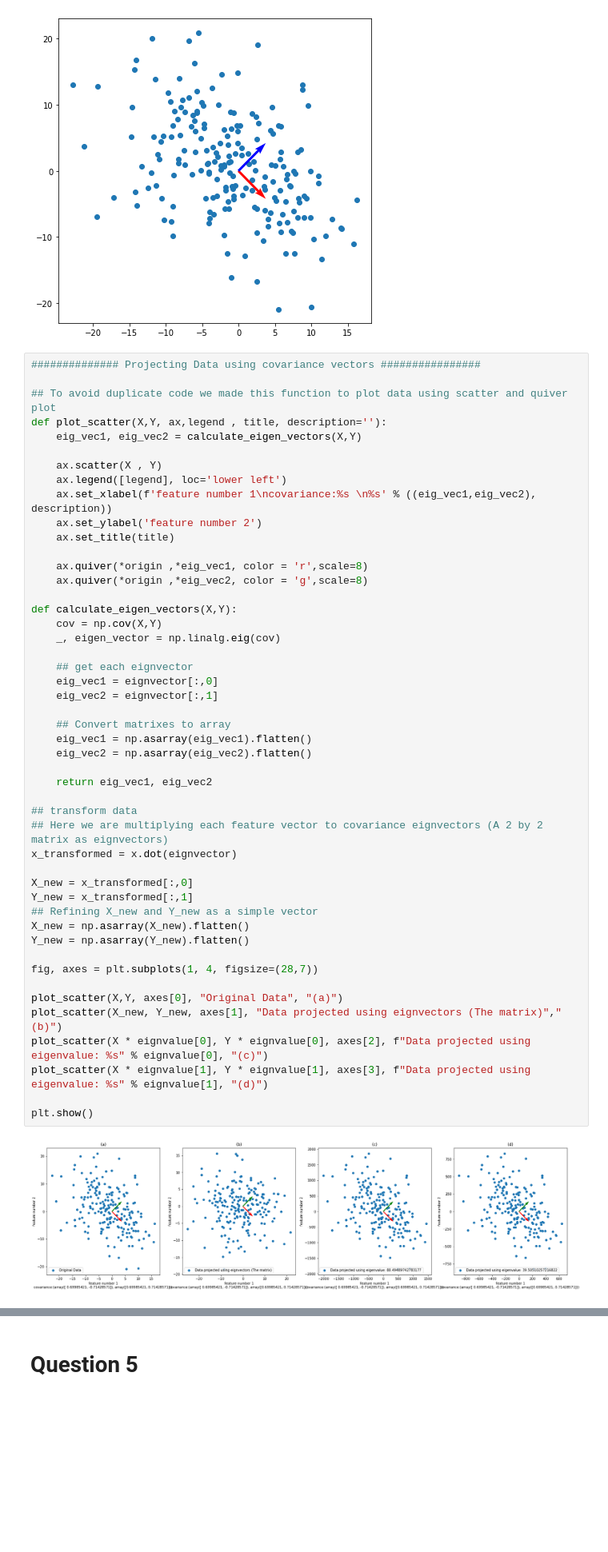
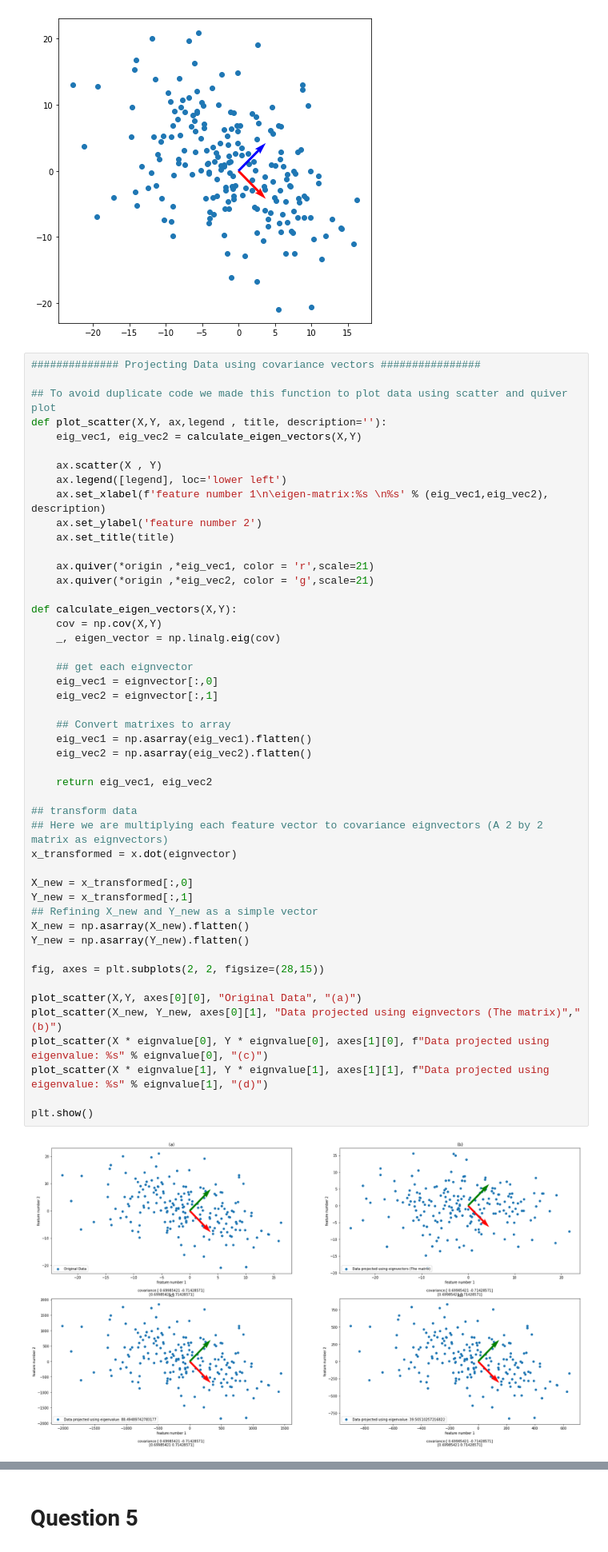
Before and after one commit to amindadgar/Pattern-Recognition, a Jupyter notebook: HW1.ipynb, the cells around one changed output, grey strips where cells are left out. Shown at 80% size. Cells and saved outputs as stored; diff of their text form; blank space fills up the shorter version.

Commit message:
minor plotting and description change in Question4

```diff
--- a/HW1.ipynb
+++ b/HW1.ipynb
@@ -226,47 +226,47 @@ def plot_scatter(X,Y, ax,legend , title, description=''):
 
     ax.scatter(X , Y)
     ax.legend([legend], loc='lower left')
-    ax.set_xlabel(f'feature number 1\ncovariance:%s \n%s' % ((eig_vec1,eig_vec2), description))
+    ax.set_xlabel(f'feature number 1\n\eigen-matrix:%s \n%s' % (eig_vec1,eig_vec2), description)
     ax.set_ylabel('feature number 2')
     ax.set_title(title)
 
-    ax.quiver(*origin ,*eig_vec1, color = 'r',scale=8)
-    ax.quiver(*origin ,*eig_vec2, color = 'g',scale=8)
+    ax.quiver(*origin ,*eig_vec1, color = 'r',scale=21)
+    ax.quiver(*origin ,*eig_vec2, color = 'g',scale=21)
 
 def calculate_eigen_vectors(X,Y):
     cov = np.cov(X,Y)
     _, eigen_vector = np.linalg.eig(cov)
 
     ## get each eignvector
     eig_vec1 = eignvector[:,0]
     eig_vec2 = eignvector[:,1]
 
     ## Convert matrixes to array
     eig_vec1 = np.asarray(eig_vec1).flatten()
     eig_vec2 = np.asarray(eig_vec2).flatten()
 
     return eig_vec1, eig_vec2
 
 ## transform data
 ## Here we are multiplying each feature vector to covariance eignvectors (A 2 by 2 matrix as eignvectors)
 x_transformed = x.dot(eignvector)
 
 X_new = x_transformed[:,0]
 Y_new = x_transformed[:,1]
 ## Refining X_new and Y_new as a simple vector
 X_new = np.asarray(X_new).flatten()
 Y_new = np.asarray(Y_new).flatten()
 
-fig, axes = plt.subplots(1, 4, figsize=(28,7))
+fig, axes = plt.subplots(2, 2, figsize=(28,15))
 
-plot_scatter(X,Y, axes[0], "Original Data", "(a)")
-plot_scatter(X_new, Y_new, axes[1], "Data projected using eignvectors (The matrix)","(b)")
-plot_scatter(X * eignvalue[0], Y * eignvalue[0], axes[2], f"Data projected using eigenvalue: %s" % eignvalue[0], "(c)")
-plot_scatter(X * eignvalue[1], Y * eignvalue[1], axes[3], f"Data projected using eigenvalue: %s" % eignvalue[1], "(d)")
+plot_scatter(X,Y, axes[0][0], "Original Data", "(a)")
+plot_scatter(X_new, Y_new, axes[0][1], "Data projected using eignvectors (The matrix)","(b)")
+plot_scatter(X * eignvalue[0], Y * eignvalue[0], axes[1][0], f"Data projected using eigenvalue: %s" % eignvalue[0], "(c)")
+plot_scatter(X * eignvalue[1], Y * eignvalue[1], axes[1][1], f"Data projected using eigenvalue: %s" % eignvalue[1], "(d)")
 
 plt.show()
 # %% [output]
-[figure, old version]
+[figure, new version]
 # %% [markdown]
 <!DOCTYPE html>
 <html dir="rtl" lang="ar">
```
Also changed, not shown: parts of 1 cell of this notebook.
